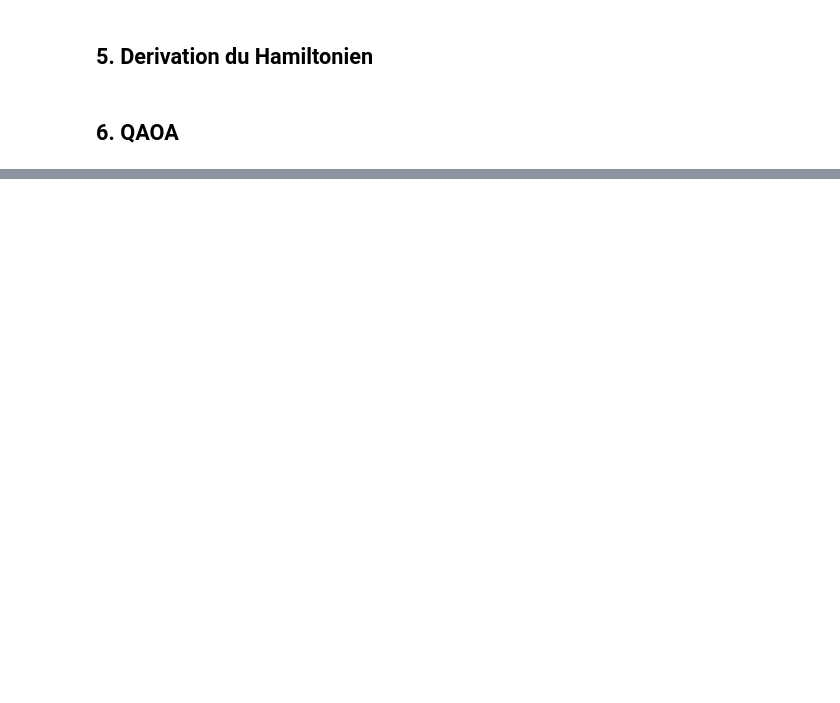
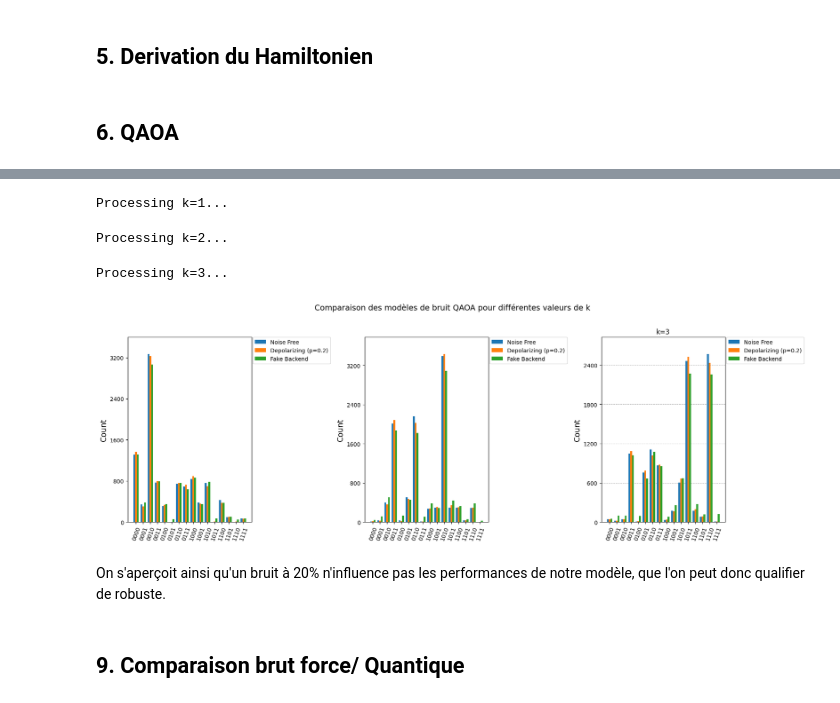
Before and after one commit to hugopgs/Application_Informatique_Quantique, a Jupyter notebook: Projet Noté/Projet.ipynb, the cells around one changed output, grey strips where cells are left out. Cells and saved outputs as stored; diff of their text form; code cells hidden in the pictures; blank space fills up the shorter version.

```diff
--- a/Projet Noté/Projet.ipynb
+++ b/Projet Noté/Projet.ipynb
@@ -459,0 +501,54 @@ plot_histogram(res,
+# %%
+# Stockage des résultats pour chaque k
+results_by_k = {}
+Coef_Pertinence=0.6
+Coef_Redondance=1.0
+Coef_Constraint=1.5
+
+
+
+for k in [1, 2, 3]:
+    print(f"Processing k={k}...")
+    R, P, _, _ = build_R_P(All_categories, Result, k=k, A=Coef_Pertinence, B=Coef_Redondance, C=Coef_Constraint)
+    problem_operator = get_operator(R, P)
+    optimal_qaoa_circuit, cost_vals = get_optimal_qaoa_circuit(r=15, problem_operator=problem_operator)
+
+    counts_noise_free = run_qaoa_circuit(optimal_qaoa_circuit, depolarizing_error_prob=0)
+    counts_depolarizing = run_qaoa_circuit(optimal_qaoa_circuit, depolarizing_error_prob=0.2)
+    counts_fake_backend = fake_backend(optimal_qaoa_circuit)
+
+    results_by_k[k] = {
+        'noise_free': counts_noise_free,
+        'depolarizing_0.2': counts_depolarizing,
+        'fake_backend': counts_fake_backend
+    }
+
+# Créer les 3 graphiques
+fig, axes = plt.subplots(1, 3, figsize=(18, 6))
+
+for idx, k in enumerate([1, 2, 3]):
+    # Superposer les 3 histogrammes pour chaque k
+    plot_histogram(
+        [
+            results_by_k[k]['noise_free'],
+            results_by_k[k]['depolarizing_0.2'],
+            results_by_k[k]['fake_backend']
+        ],
+        legend=['Noise Free', 'Depolarizing (p=0.2)', 'Fake Backend'],
+        title=f"k={k}",
+        ax=axes[idx],
+        bar_labels=False
+    )
+
+plt.suptitle("Comparaison des modèles de bruit QAOA pour différentes valeurs de k",
+             fontsize=14, y=1.02)
+plt.tight_layout()
+# %% [output]
+Processing k=1...
+Processing k=2...
+Processing k=3...
+[figure, added]
+# %% [markdown]
+On s'aperçoit ainsi qu'un bruit à 20% n'influence pas les performances de notre modèle, que l'on peut donc qualifier de robuste.
+# %% [markdown]
+## 9. Comparaison brut force/ Quantique
```
Also changed, not shown: parts of 33 cells of this notebook.
